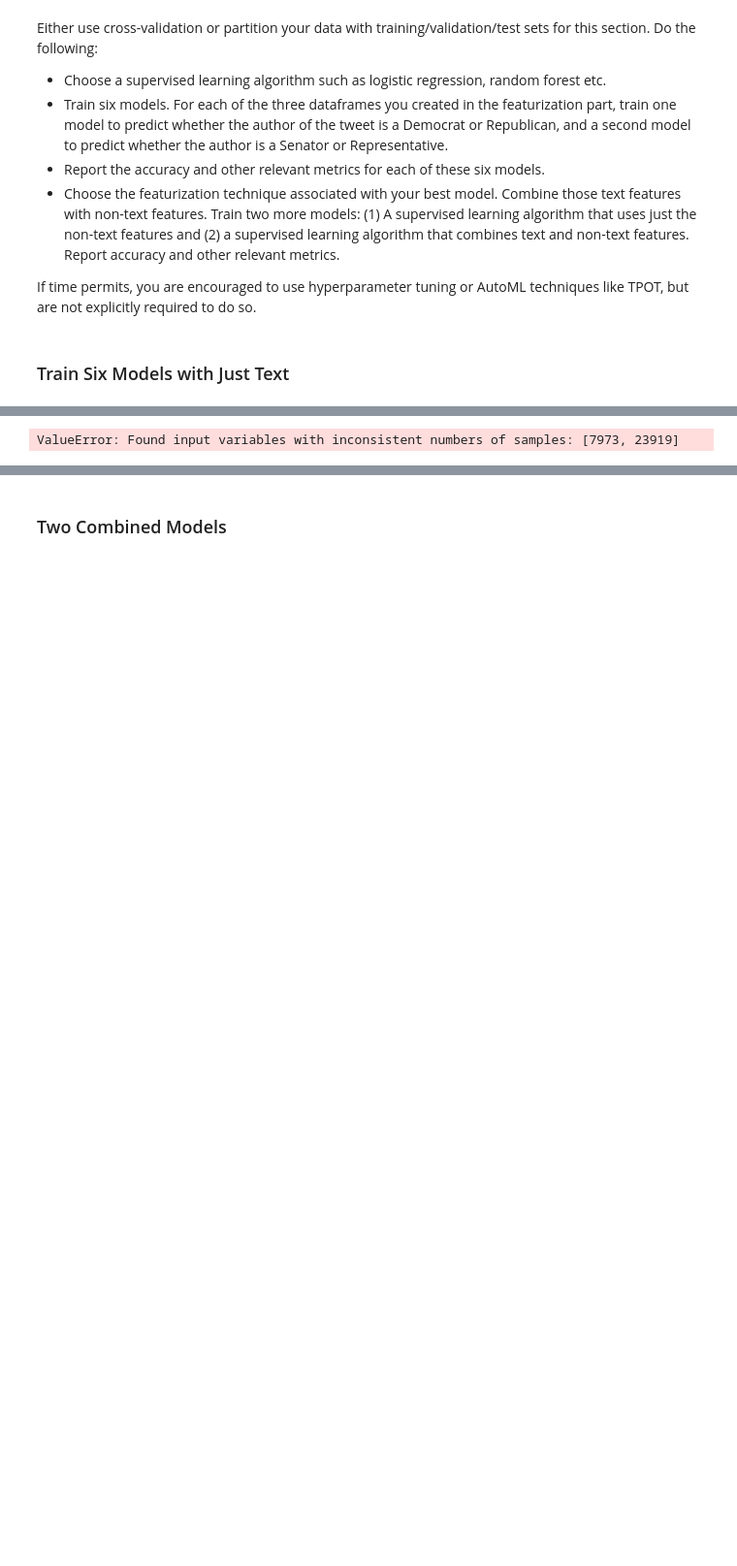
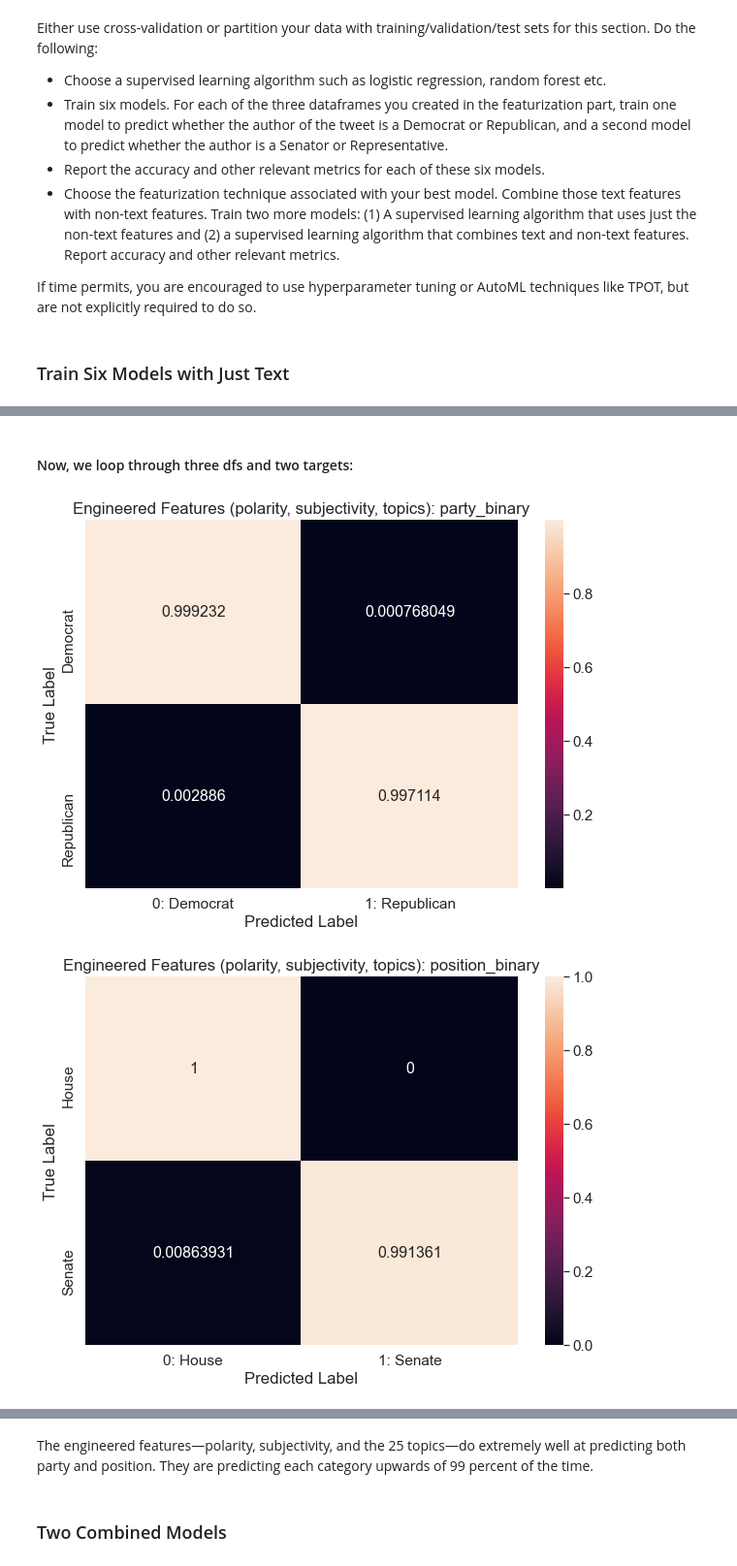
Before and after one commit to yaelnidam/CSS_Project5_Team7_Spring2021, a Jupyter notebook: Project 5 Student.ipynb, the cells around one changed output, grey strips where cells are left out. Shown at 97% size. Drawn from its saved outputs; the diff is of its cells as text; code cells hidden in the pictures; blank space fills up the shorter version.

Commit message:
finalize classification for loop and text + non text feature classification

```diff
--- a/Project 5 Student.ipynb
+++ b/Project 5 Student.ipynb
@@ -613,3 +596,23 @@ Either use cross-validation or partition your data with training/validation/test
 If time permits, you are encouraged to use hyperparameter tuning or AutoML techniques like TPOT, but are not explicitly required to do so.
 # %% [markdown]
 ### Train Six Models with Just Text
+# %%
+# six models ([engineered features, frequency-based, embedding] * [democrat/republican, senator/representative])
+
+# create relevant objects to loop through DFs
+dataframes = [engineered_features_with_topics, tfidf_df] #, word2vec_features_df] # list of dfs to train models on
+featurization_technique = ['Engineered Features (polarity, subjectivity, topics)', 'Tf-idf Features'] #, 'Word2Vec Features'] # list of ft techniques for labeling
+# %%
+# create relevant objects to loop through targets
+lb_style = LabelBinarizer()
+congress_tweets['party'].value_counts() # bernie stirring up trouble
+congress_tweets[congress_tweets.party.eq('Independent')] # bernie and angus king caucus with dems, will rc them as such
+congress_tweets.loc[congress_tweets['party'] == 'Independent', 'party'] = 'Democrat' # rc independents to dems
+
+# binarize two clean target variables
+congress_tweets['party_binary'] = lb_style.fit_transform(congress_tweets['party'])
+congress_tweets['position_binary'] = lb_style.fit_transform(congress_tweets['position'])
+# %%
+print(congress_tweets[['party','party_binary','position','position_binary']]) # check how labels came out to make sure 0/1s match
+binarized_targets = ['party_binary', 'position_binary']
+loop_labels = [["Democrat", "Republican"],["House", "Senate"]]
@@ -616,48 +634,40 @@ If time permits, you are encouraged to use hyperparameter tuning or AutoML techn
+# %% [markdown]
+#### Now, we loop through three dfs and two targets:
 # %%
-# six models ([engineered features, frequency-based, embedding] * [democrat/republican, senator/representative])
-
-dataframes = [engineered_features, tfidf_df, word2vec_features_df] # list of dfs to train models on
-
-featurization_technique = ['Engineered Features', 'Tf-idf Features', 'Word2Vec Features'] # list of ft techniques for labeling
-
-targets = [congress_tweets['party'], congress_tweets['position']] # trying to predict party and position
-
-lb_style = LabelBinarizer()
-
 for df, ft in zip(dataframes,featurization_technique):
-    for t in targets:
-        y = t = lb_style.fit_transform(t)
-
+    for t,lab in zip(binarized_targets, loop_labels):
+        y = congress_tweets[t]
         X_train, X_test, y_train, y_test = train_test_split(df,
                                                             y,
                                                             train_size = .80,
                                                             test_size=0.20,
                                                             random_state = 10)
+
         # create a model
         logit_reg = LogisticRegression()
 
         # fit the model
         logit_model = logit_reg.fit(X_train, y_train.ravel())
 
         y_pred = logit_model.predict(X_test)
 
         cf_matrix = confusion_matrix(y_test, y_pred, normalize = "true")
 
         df_cm = pd.DataFrame(cf_matrix, range(2),
                       range(2))
 
-       # df_cm = df_cm.rename(index=str, columns={0: "Senate", 1: "Student loan"})
-       # df_cm.index = ["Checking or savings account", "Student loan"]
+        df_cm = df_cm.rename(index=str, columns={0: ("0: " + lab[0]), 1: ("1: " + lab[1])})
+        df_cm.index = lab
         plt.figure(figsize = (10,7))
-        sns.set(font_scale=1.4)#for label size
+        sns.set(font_scale=1.4) #for label size
         sns.heatmap(df_cm,
                    annot=True,
                    annot_kws={"size": 16},
                    fmt='g')
-
-        plt.title(ft)
+        plt.title(ft + ": " + t)
         plt.xlabel("Predicted Label")
         plt.ylabel("True Label")
         plt.show()
 # %% [output]
-ValueError: Found input variables with inconsistent numbers of samples: [7973, 23919]
+[figure, added]
+[figure, added]
@@ -664,2 +676,4 @@ ValueError: Found input variables with inconsistent numbers of samples: [7973, 2
+# %% [markdown]
+The engineered features—polarity, subjectivity, and the 25 topics—do extremely well at predicting both party and position. They are predicting each category upwards of 99 percent of the time.
 # %% [markdown]
 ### Two Combined Models
```
Also changed, not shown: parts of 47 cells of this notebook.
